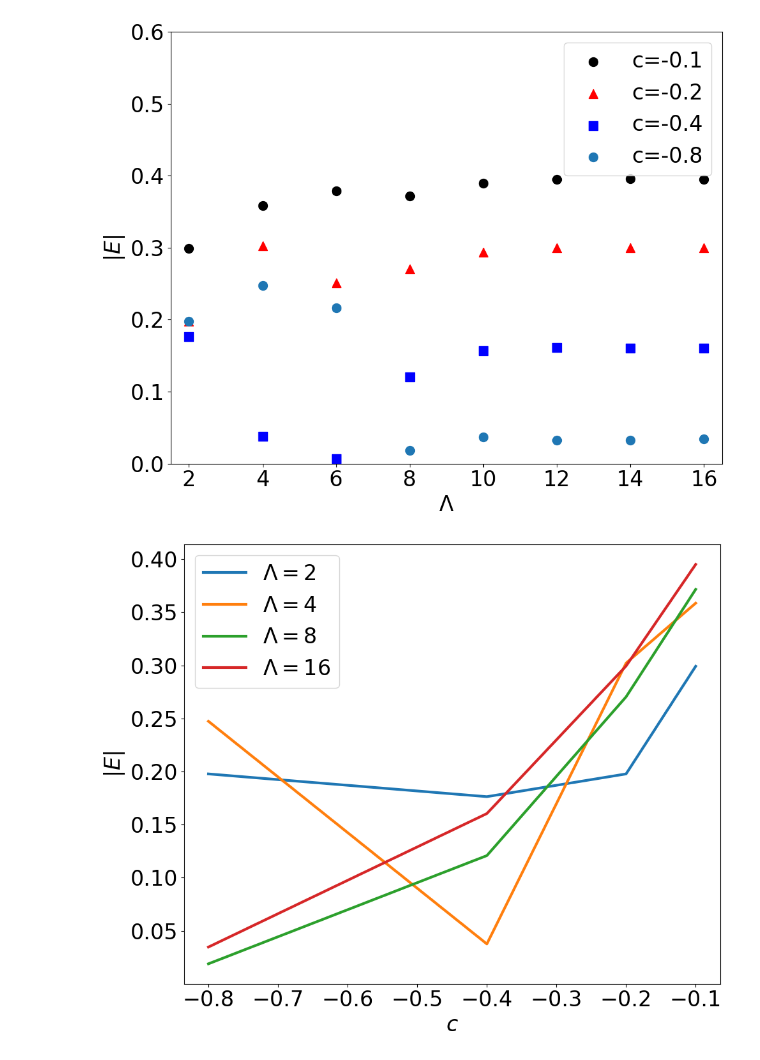
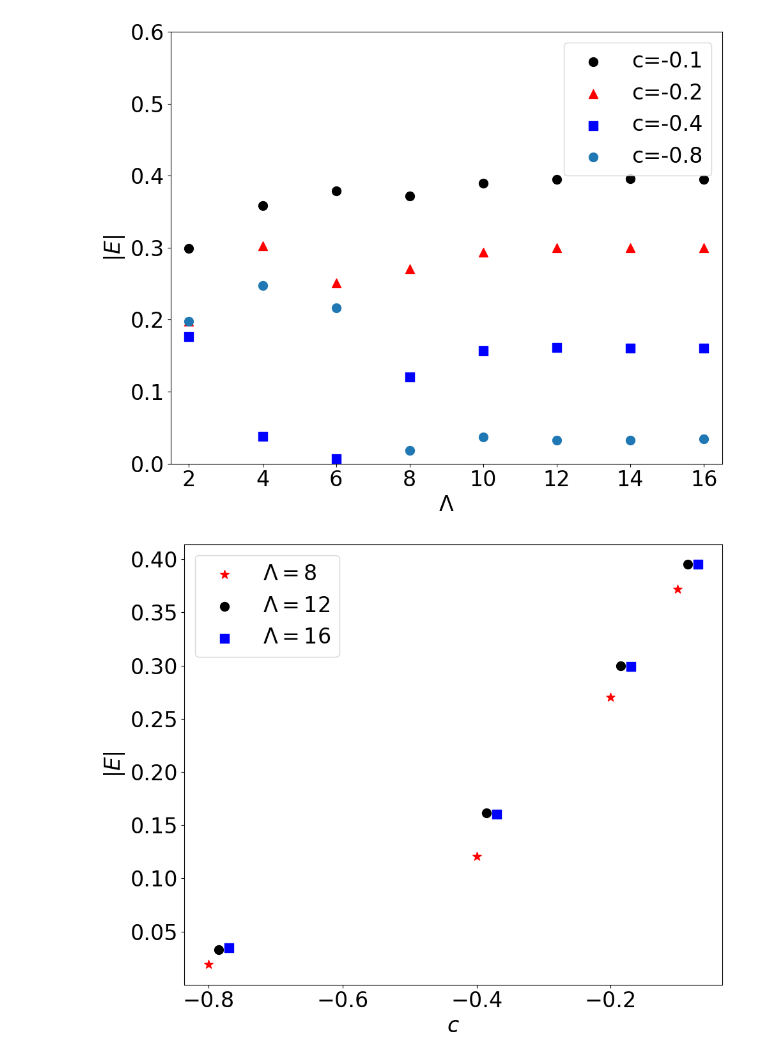
Before and after one commit to chrisculver/WessZumino, a Jupyter notebook: 3Site/VQE_quad.ipynb, the cells around one changed output. Cells and saved outputs as stored; diff of their text form; code cells hidden in the pictures.

Commit message:
Making lots of plots for proceedings

```diff
--- a/3Site/VQE_quad.ipynb
+++ b/3Site/VQE_quad.ipynb
@@ -495,23 +534,28 @@ plt.savefig('Plots/WZ_2site_quad_allc_classical.pdf',bbox_inches='tight')
 # try plotting this E vs C for a few lambda S
 # think about c->-infty limit
 # %%
-lambdas={2:0,4:1,8:3,16:7}
+#lambdas={2:0,4:1,8:3,16:7}
+lambdas={8:3, 12:5, 16:7}
 
 ensVSc={}
 for l,idx in lambdas.items():
     ensVSc[l]=[]
     ensVSc[l].append([-0.1,e0raw0p1[idx]])
     ensVSc[l].append([-0.2,e0raw0p2[idx]])
     ensVSc[l].append([-0.4,e0raw0p4[idx]])
     ensVSc[l].append([-0.8,e0raw0p8[idx]])
     ensVSc[l]=np.array(ensVSc[l])
 
+offset=0
+markers={8:'*', 12:'o', 16:'s'}
+colors={8:'red', 12:'black', 16:'blue'}
 for l in ensVSc:
-    plt.plot(ensVSc[l][:,0],np.abs(ensVSc[l][:,1]), label='$\\Lambda={}$'.format(l))
+    plt.scatter(ensVSc[l][:,0]+offset,np.abs(ensVSc[l][:,1]), label='$\\Lambda={}$'.format(l), marker=markers[l], color=colors[l])
+    offset+=0.015
 plt.legend(loc='upper left')
 plt.xlabel('$c$')
 plt.ylabel('$|E|$')
 
-plt.savefig('Plots/WZ_2site_quad_allc_classical_funcC.pdf',bbox_inches='tight')
+plt.savefig('Plots/WZ_3site_quad_allc_classical_funcC.pdf',bbox_inches='tight')
 # %% [output]
-[figure, old version]
+[figure, new version]
```
Also changed, not shown: parts of 3 cells of this notebook, 22 other files.
